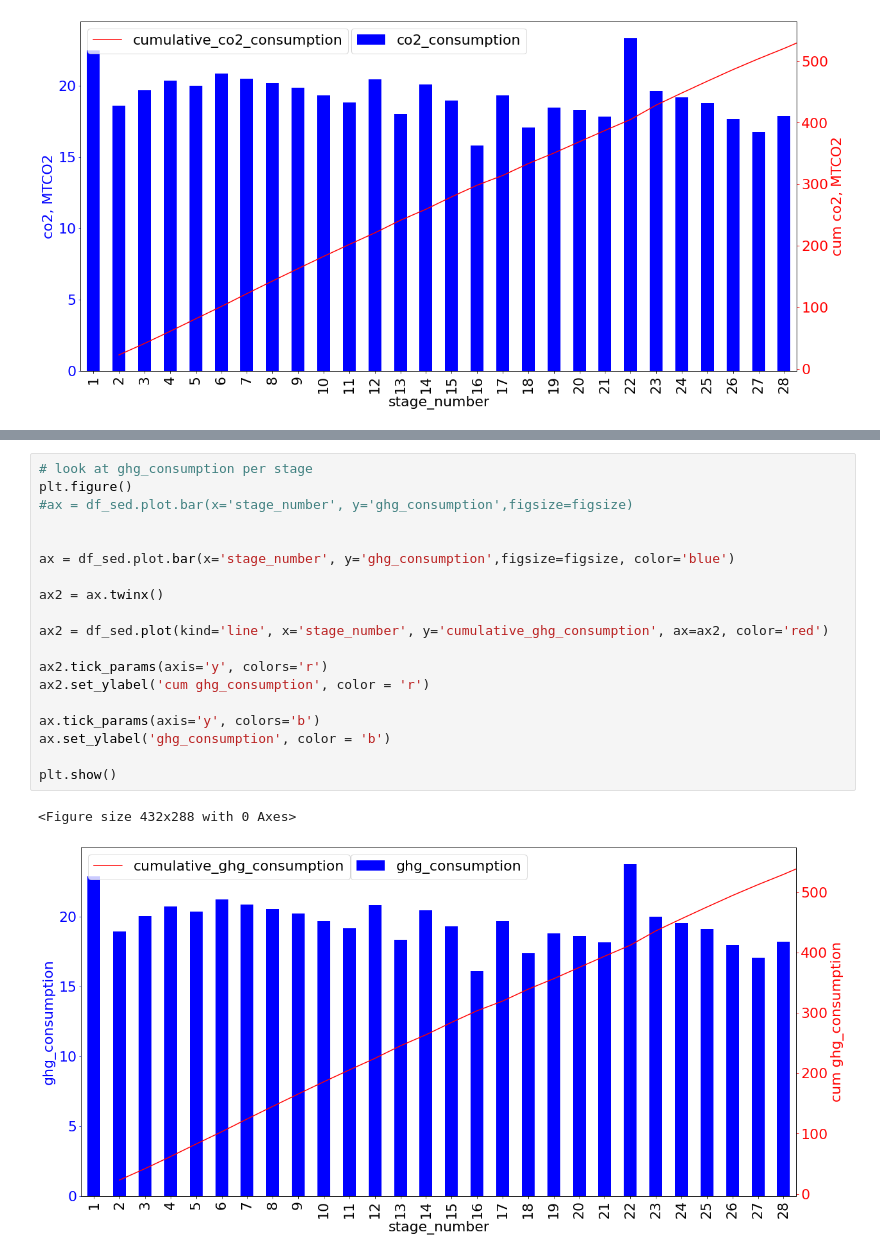
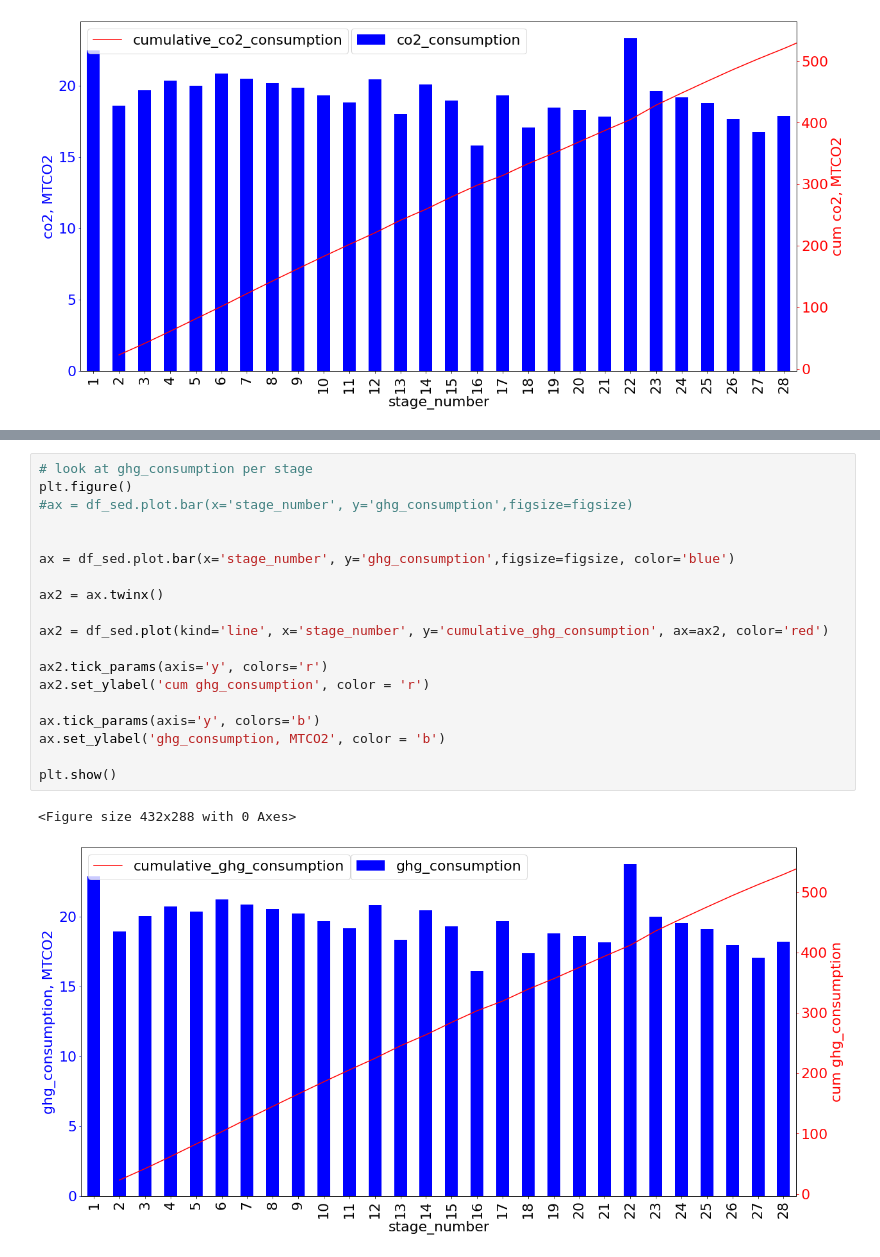
Before and after one commit to skylersaucedo/esg_calc, a Jupyter notebook: notebooks/ESG_CALC bar plots and charts.ipynb, the cells around one changed output, grey strips where cells are left out. Drawn from its saved outputs; the diff is of its cells as text.

```diff
--- a/notebooks/ESG_CALC bar plots and charts.ipynb
+++ b/notebooks/ESG_CALC bar plots and charts.ipynb
@@ -411,22 +411,22 @@ plt.show()
 # %%
 # look at ghg_consumption per stage
 plt.figure()
 #ax = df_sed.plot.bar(x='stage_number', y='ghg_consumption',figsize=figsize)
 
 
 ax = df_sed.plot.bar(x='stage_number', y='ghg_consumption',figsize=figsize, color='blue')
 
 ax2 = ax.twinx()
 
 ax2 = df_sed.plot(kind='line', x='stage_number', y='cumulative_ghg_consumption', ax=ax2, color='red')
 
 ax2.tick_params(axis='y', colors='r')
 ax2.set_ylabel('cum ghg_consumption', color = 'r')
 
 ax.tick_params(axis='y', colors='b')
-ax.set_ylabel('ghg_consumption', color = 'b')
+ax.set_ylabel('ghg_consumption, MTCO2', color = 'b')
 
 plt.show()
 # %% [output]
 <Figure size 432x288 with 0 Axes>
-[figure, old version]
+[figure, new version]
```
Also changed, not shown: parts of 1 cell of this notebook.
